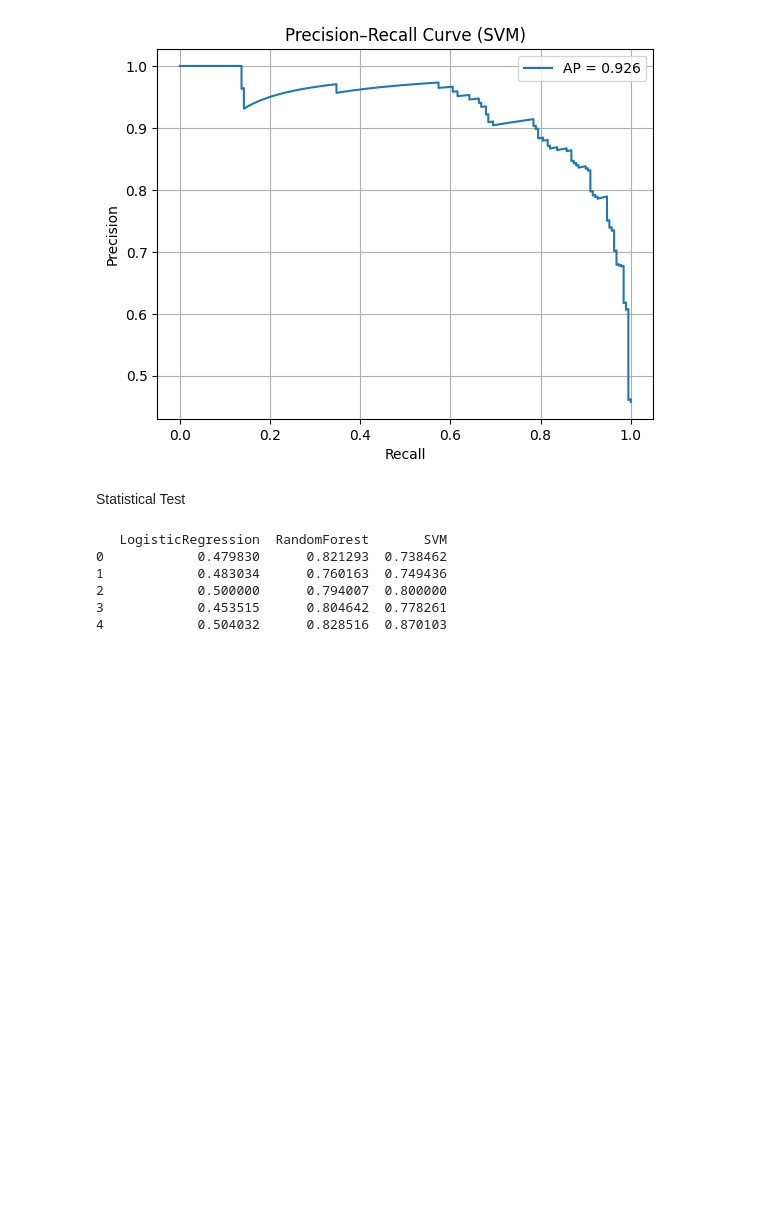
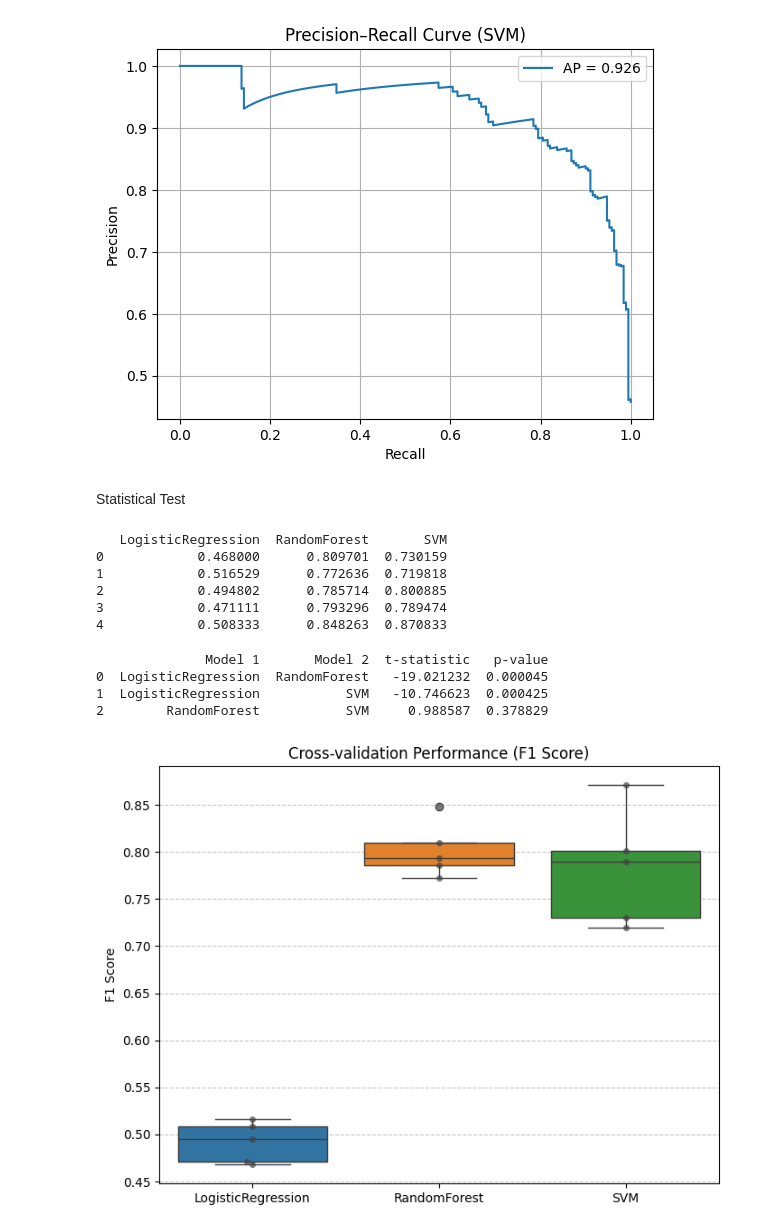
Before and after one commit to Folasewa/Seizure_Onset_Prediction, a Jupyter notebook: seizure_onset_prediction.ipynb, the cells around one changed output. Drawn from its saved outputs; the diff is of its cells as text; code cells hidden in the pictures; blank space fills up the shorter version.

```diff
--- a/seizure_onset_prediction.ipynb
+++ b/seizure_onset_prediction.ipynb
@@ -702,7 +698,7 @@ results = {}
 for name, model in models.items():
     pipeline = Pipeline([
         ('scaler', StandardScaler()),
-        ('pca', PCA(n_components=20)),
+        ('pca', PCA(n_components=50)),
         ('clf', model)
     ])
     scores = cross_val_score(pipeline, X_bal.reshape(X_bal.shape[0], -1), y_bal, cv=5, scoring='f1')
@@ -712,9 +708,41 @@ results_df = pd.DataFrame(results)
 print(results_df)
 # %% [output]
    LogisticRegression  RandomForest       SVM
-0            0.479830      0.821293  0.738462
-1            0.483034      0.760163  0.749436
-2            0.500000      0.794007  0.800000
-3            0.453515      0.804642  0.778261
-4            0.504032      0.828516  0.870103
+0            0.468000      0.809701  0.730159
+1            0.516529      0.772636  0.719818
+2            0.494802      0.785714  0.800885
+3            0.471111      0.793296  0.789474
+4            0.508333      0.848263  0.870833
+# %%
+model_names = list(results_df.columns)
+comparisons = []
+for i in range(len(model_names)):
+    for j in range(i+1, len(model_names)):
+        m1 = model_names[i]
+        m2 = model_names[j]
+        stat, p = ttest_rel(results_df[m1], results_df[m2])
+        comparisons.append({
+            'Model 1': m1,
+            'Model 2': m2,
+            't-statistic': stat,
+            'p-value': p
+        })
+
+comparisons_df = pd.DataFrame(comparisons)
+print(comparisons_df)
+# %% [output]
+              Model 1       Model 2  t-statistic   p-value
+0  LogisticRegression  RandomForest   -19.021232  0.000045
+1  LogisticRegression           SVM   -10.746623  0.000425
+2        RandomForest           SVM     0.988587  0.378829
+# %%
+plt.figure(figsize=(8, 6))
+sns.boxplot(data=results_df)
+sns.swarmplot(data=results_df, color=".25", alpha=0.7)  # overlay individual points
+plt.ylabel("F1 Score")
+plt.title("Cross-validation Performance (F1 Score)")
+plt.grid(axis='y', linestyle='--', alpha=0.7)
+plt.show()
+# %% [output]
+[figure, added]
 # %%
```
Also changed, not shown: parts of 4 cells of this notebook.
